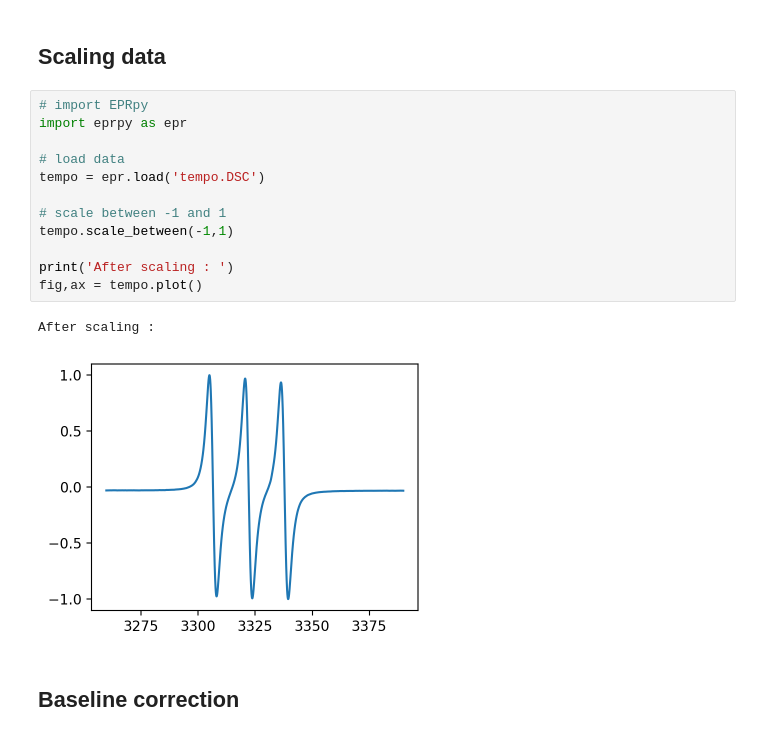
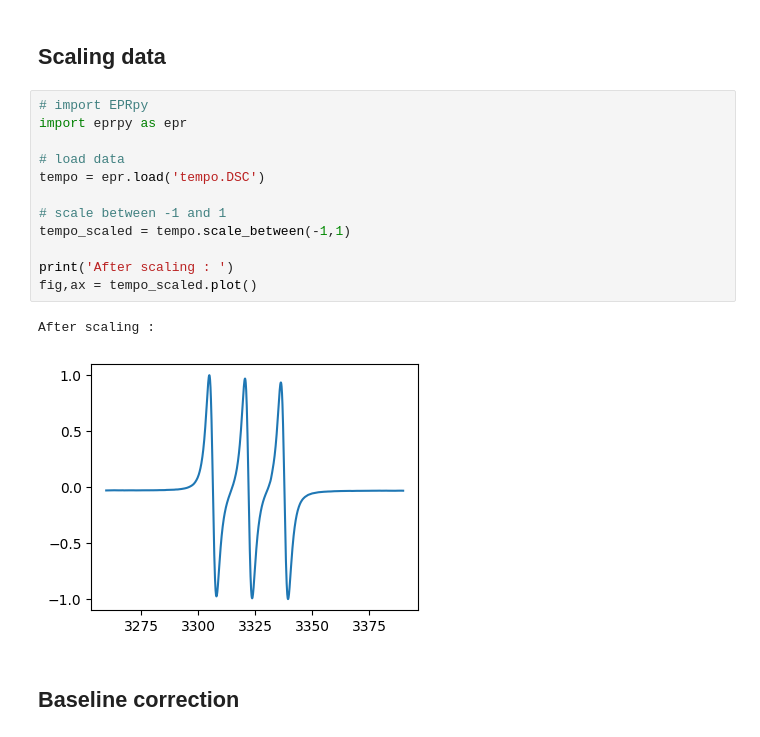
Before and after one commit to davistdaniel/EPRpy, a Jupyter notebook: docs/source/notebooks/examples.ipynb, the cells around one changed output. Saved outputs shown, nothing was run; the diff lists cells and outputs as text.

```diff
--- a/docs/source/notebooks/examples.ipynb
+++ b/docs/source/notebooks/examples.ipynb
@@ -46,18 +46,18 @@ _=ax.set_yticks([]) # hide intensity
 # %%
 # import EPRpy
 import eprpy as epr
 
 # load data
 tempo = epr.load('tempo.DSC')
 
 # scale between -1 and 1
-tempo.scale_between(-1,1)
+tempo_scaled = tempo.scale_between(-1,1)
 
 print('After scaling : ')
-fig,ax = tempo.plot()
+fig,ax = tempo_scaled.plot()
 # %% [output]
 After scaling :
-[figure, old version]
+[figure, new version]
 # %% [markdown]
 ## Baseline correction
 # %%
```
Also changed, not shown: parts of 10 cells of this notebook, 5 other files.
